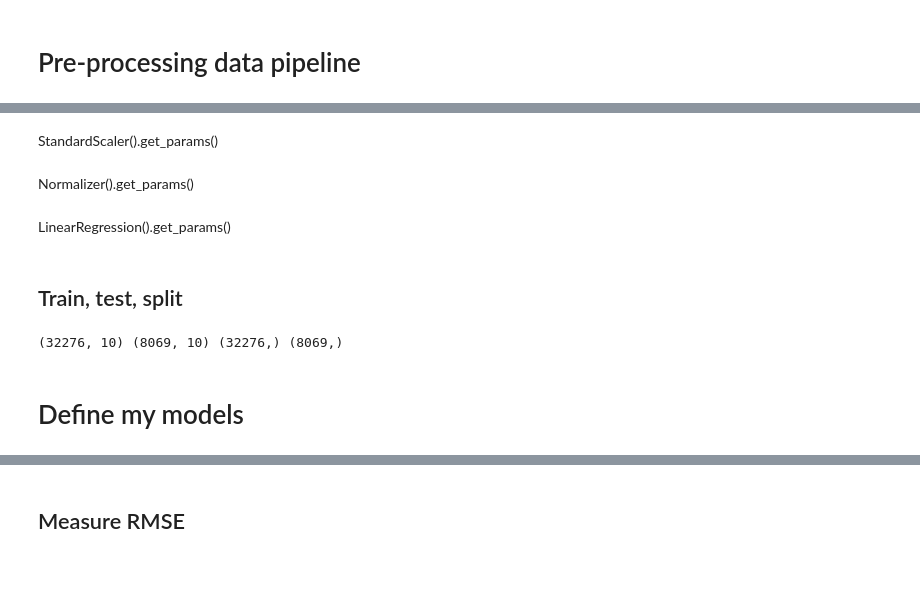
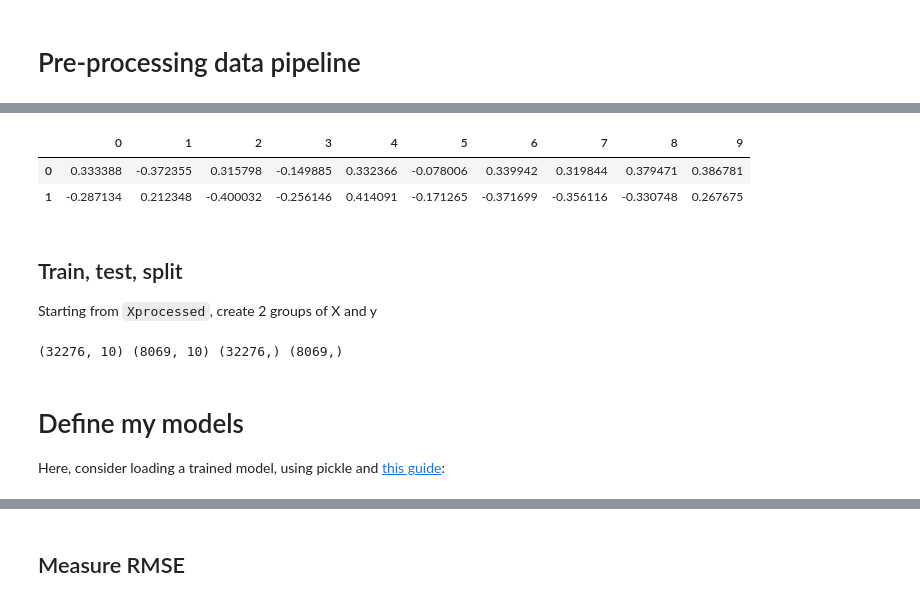
Before and after one commit to rihp/diamond-price-supervised-ML, a Jupyter notebook: notebooks/02_machine_learning_models_tuning.ipynb, the cells around one changed output, grey strips where cells are left out. Cells and saved outputs as stored; diff of their text form; code cells hidden in the pictures; blank space fills up the shorter version.

```diff
--- a/notebooks/02_machine_learning_models_tuning.ipynb
+++ b/notebooks/02_machine_learning_models_tuning.ipynb
@@ -83,25 +87,24 @@ if Lucky: all_estimators(type_filter='regressor')
 pipeline = [
     StandardScaler(),
     Normalizer(),
-
 ]
 
 tr = make_pipeline(*pipeline)
 
 # We'll use this both four our training and final predictions
-Xprocessed = tr.fit_transform(X)
+Xprocessed = tr.fit_transform(Xunprocessed)
-# %% [markdown]
-StandardScaler().get_params()
-# %% [markdown]
-Normalizer().get_params()
-# %% [markdown]
-LinearRegression().get_params()
-# %% [markdown]
-## Train, test, split
+# %%
+pd.DataFrame(Xprocessed).head(2)
+# %% [output]
+|  | 0 | 1 | 2 | 3 | 4 | 5 | 6 | 7 | 8 | 9 |
+| 0 | 0.333388 | -0.372355 | 0.315798 | -0.149885 | 0.332366 | -0.078006 | 0.339942 | 0.319844 | 0.379471 | 0.386781 |
+| 1 | -0.287134 | 0.212348 | -0.400032 | -0.256146 | 0.414091 | -0.171265 | -0.371699 | -0.356116 | -0.330748 | 0.267675 |
+# %% [markdown]
+## Train, test, split
+
+Starting from `Xprocessed`, create 2 groups of X and y
 # %%
 X_train, X_test, y_train, y_test = train_test_split(Xprocessed, y, test_size=0.2)
 print(X_train.shape, X_test.shape, y_train.shape, y_test.shape)
 # %% [output]
 (32276, 10) (8069, 10) (32276,) (8069,)
-# %% [markdown]
-# Define my models
@@ -130,0 +111,4 @@ models = {
+# %% [markdown]
+# Define my models
+
+Here, consider loading a trained model, using pickle and [this guide](https://scikit-learn.org/stable/modules/model_persistence.html):
```
Also changed, not shown: parts of 40 cells of this notebook, 1 other file.
